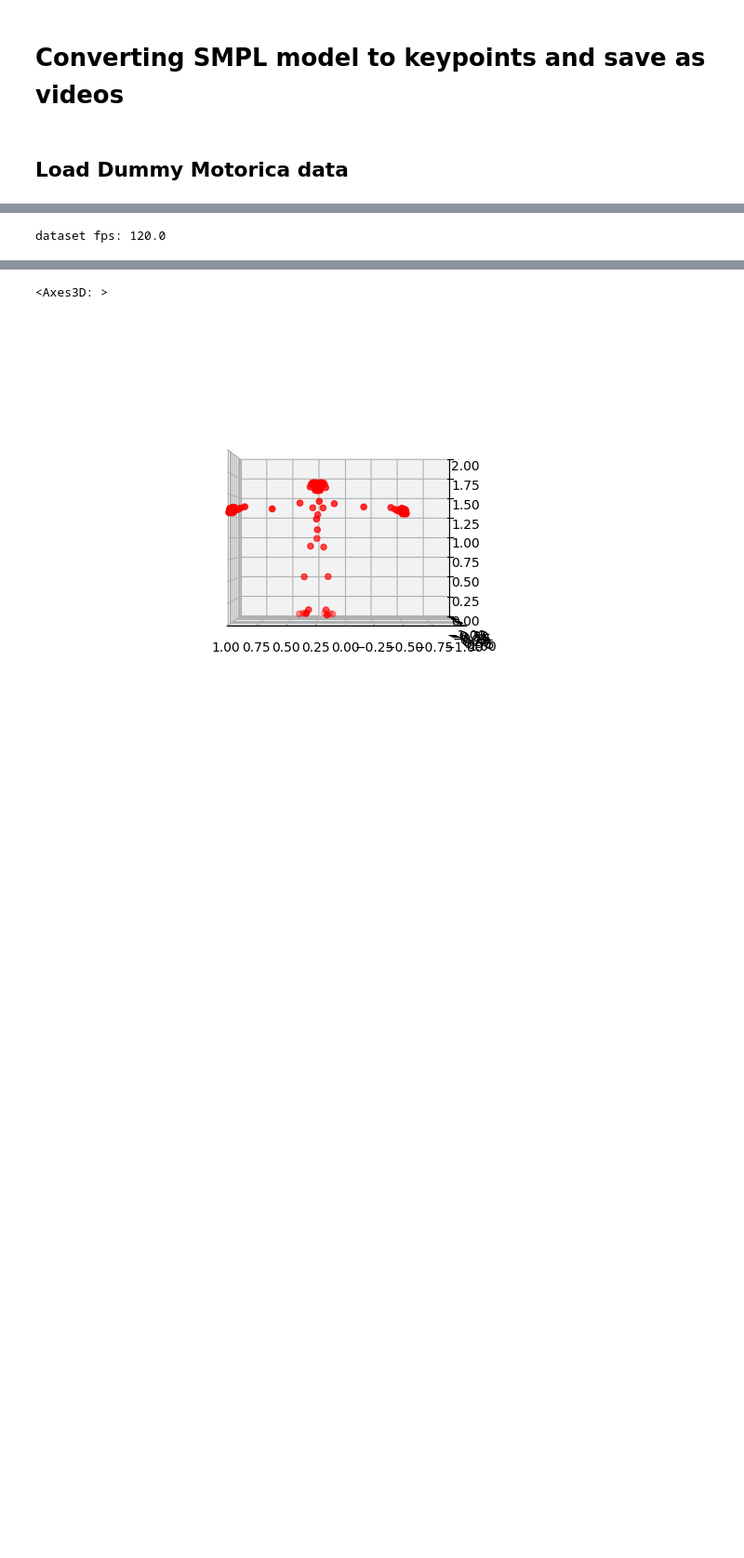
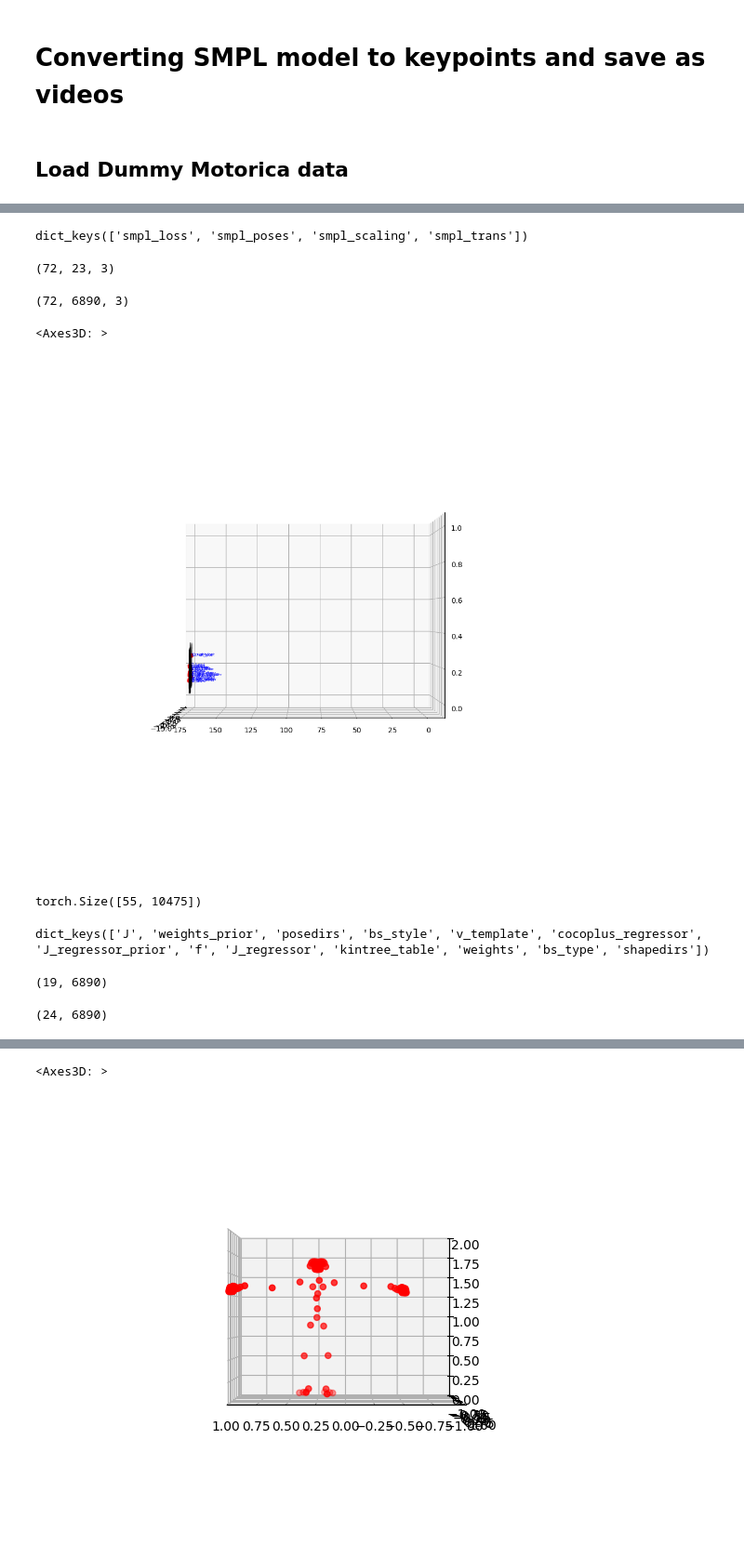
Before and after one commit to syKevinPeng/smpl2motorica, a Jupyter notebook: smpl_2_keypoint.ipynb, the cells around one changed output, grey strips where cells are left out. Shown at 93% size. Saved outputs shown, nothing was run; the diff lists cells and outputs as text; code cells hidden in the pictures; blank space fills up the shorter version.

```diff
--- a/smpl_2_keypoint.ipynb
+++ b/smpl_2_keypoint.ipynb
@@ -198,5 +275,5 @@ motorica_dummy_data.skeleton = skeleton_scaler(motorica_dummy_data.skeleton, rat
 # %%
-amass_data_root = Path("./data/amass/Subject_1_F_1_stageii.npz")
+amass_data_root = Path("./data/AIST++/gBR_sBM_cAll_d04_mBR0_ch01.pkl")
 smpl_model_path = Path("./smpl/models")
 if not amass_data_root.exists():
     raise FileNotFoundError(f"AMASS data root {amass_data_root} does not exist. ")
@@ -206,32 +283,18 @@ if not smpl_model_path.is_dir():
 
 # load the data
 data = np.load(amass_data_root, allow_pickle=True)
-print(f"dataset fps: {data['mocap_frame_rate']}")
+print(data.keys())
 # sample every 10 frames
-sample_indices = np.arange(0, data["poses"].shape[0], 10)
-poses = data["poses"][sample_indices]
-root_trans = data["trans"][sample_indices]
-beta = data["betas"]
-# poses =  data["poses"][:2]
-# root_trans = data["trans"][:2]
-
+sample_indices = np.arange(0, data["smpl_poses"].shape[0], 10)
+poses = data["smpl_poses"][sample_indices]
+root_trans = data["smpl_trans"][sample_indices]
+scale = data["smpl_scaling"]
 
 smpl_model = smplx.create(
     model_path=smpl_model_path,
-    model_type="smplx",
+    model_type="smpl",
     return_verts=True,
     batch_size=len(poses),
 )
-
-# joints:
-smpl_body_pose = poses[:, 3:66]
-smpl_root_rot = poses[:, :3]
-smpl_body_pose = np.zeros_like(smpl_body_pose)
-smpl_output = smpl_model(body_pose=torch.tensor(smpl_body_pose, dtype=torch.float32),
-                        transl = torch.tensor(root_trans, dtype=torch.float32),
-                        global_orient = torch.tensor(smpl_root_rot, dtype=torch.float32),
-                         )
-smpl_joints_loc = smpl_output.joints.detach().cpu().numpy().squeeze()
-smpl_vertices = smpl_output.vertices.detach().cpu().numpy().squeeze()
 # %% [output]
-dataset fps: 120.0
+dict_keys(['smpl_loss', 'smpl_poses', 'smpl_scaling', 'smpl_trans'])
@@ -239,0 +301,2 @@ joints = smpl_joints_loc[0]
+# %%
+smpl_body_pose = poses[:, 3:]
@@ -239,0 +317,26 @@ joints = smpl_joints_loc[0]
+# %%
+smpl_joints_loc = smpl_joints_loc[:, : 23,:]
+# %%
+smpl_joints_loc.shape
+# %% [output]
+(72, 23, 3)
+# %%
+smpl_vertices.shape
+# %% [output]
+(72, 6890, 3)
+# %%
+# visualize smpl
+# visualize one frame
+frame = 0
+smpl_joint = smpl_joints_loc[frame]
+smpl_vertices = smpl_vertices[frame]
+fig = plt.figure(figsize=(10, 10))
+ax = SMPL_visulize_a_frame(fig,smpl_joint, smpl_vertices, smpl_model)
+ax
+# %% [output]
+<Axes3D: >
+[figure, added]
+# %%
+smpl_model.J_regressor.shape
+# %% [output]
+torch.Size([55, 10475])
@@ -239,0 +348,12 @@ joints = smpl_joints_loc[0]
+# %%
+coco_plus_regressor.keys()
+# %% [output]
+dict_keys(['J', 'weights_prior', 'posedirs', 'bs_style', 'v_template', 'cocoplus_regressor', 'J_regressor_prior', 'f', 'J_regressor', 'kintree_table', 'weights', 'bs_type', 'shapedirs'])
+# %%
+coco_plus_regressor['cocoplus_regressor'].shape
+# %% [output]
+(19, 6890)
+# %%
+coco_plus_regressor['J_regressor'].shape
+# %% [output]
+(24, 6890)
```
Also changed, not shown: parts of 8 cells of this notebook, 20 other files.
